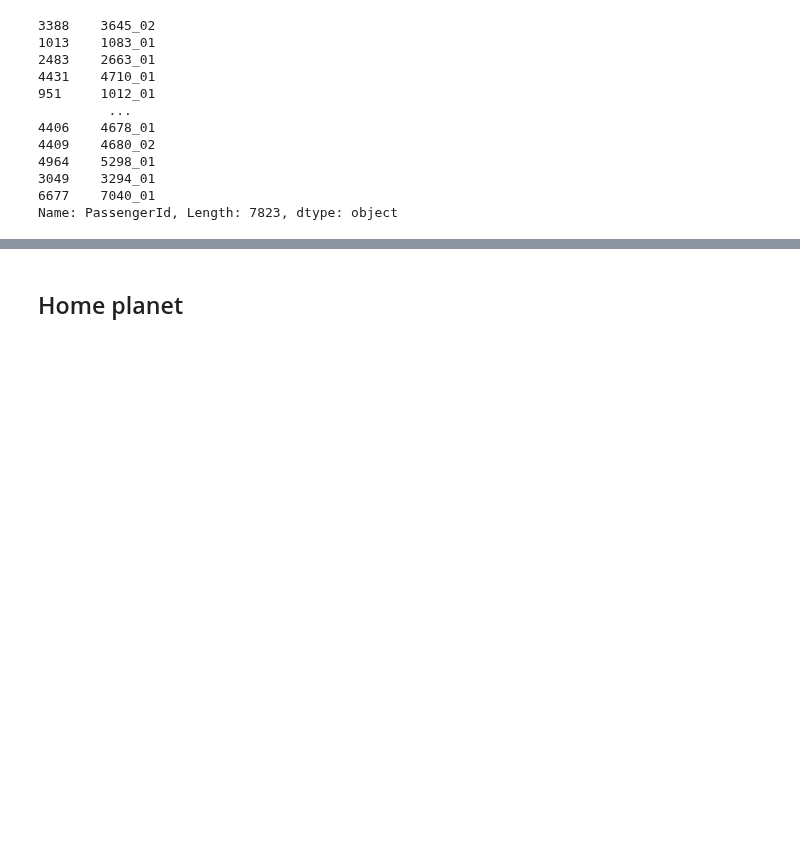
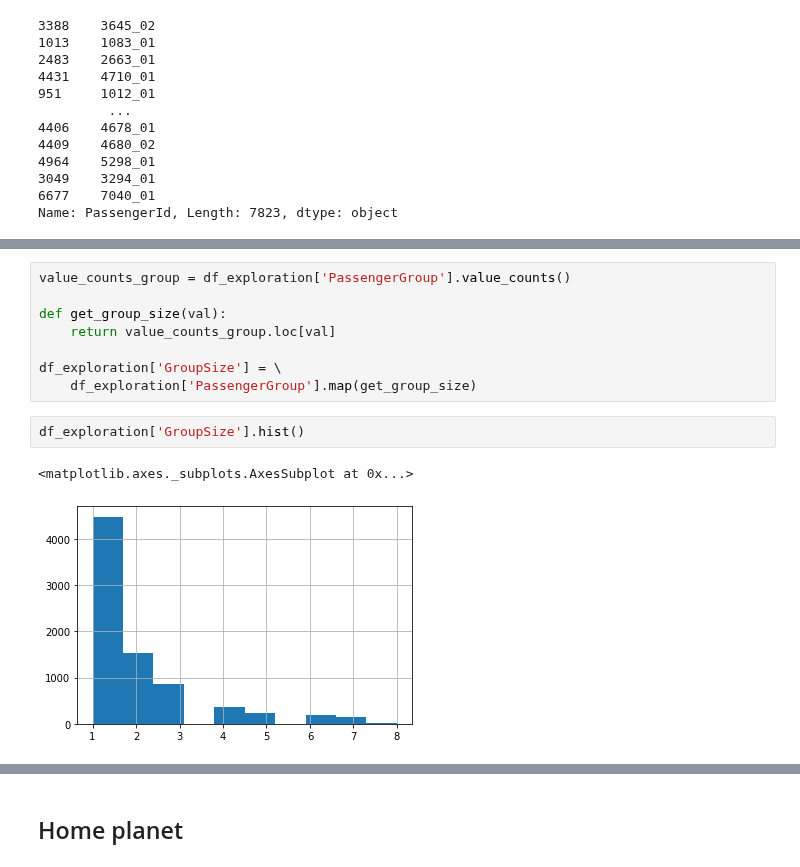
Before and after one commit to PashaIanko/Kaggle.Spaceship-Titanic, a Jupyter notebook: 1_data_exploration.ipynb, the cells around one changed output, grey strips where cells are left out. Cells and saved outputs as stored; diff of their text form; blank space fills up the shorter version.

```diff
--- a/1_data_exploration.ipynb
+++ b/1_data_exploration.ipynb
@@ -305,0 +346,13 @@ Name: PassengerId, Length: 7823, dtype: object
+# %%
+value_counts_group = df_exploration['PassengerGroup'].value_counts()
+
+def get_group_size(val):
+    return value_counts_group.loc[val]
+
+df_exploration['GroupSize'] = \
+    df_exploration['PassengerGroup'].map(get_group_size)
+# %%
+df_exploration['GroupSize'].hist()
+# %% [output]
+<matplotlib.axes._subplots.AxesSubplot at 0x...>
+[figure, added]
```
Also changed, not shown: parts of 12 cells of this notebook.
